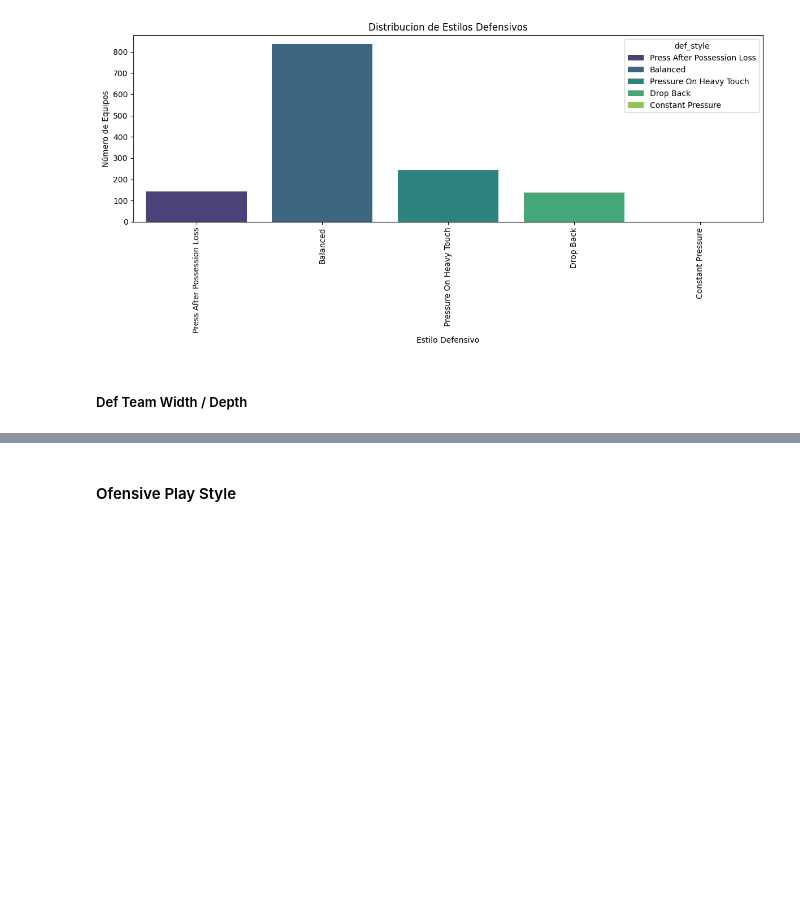
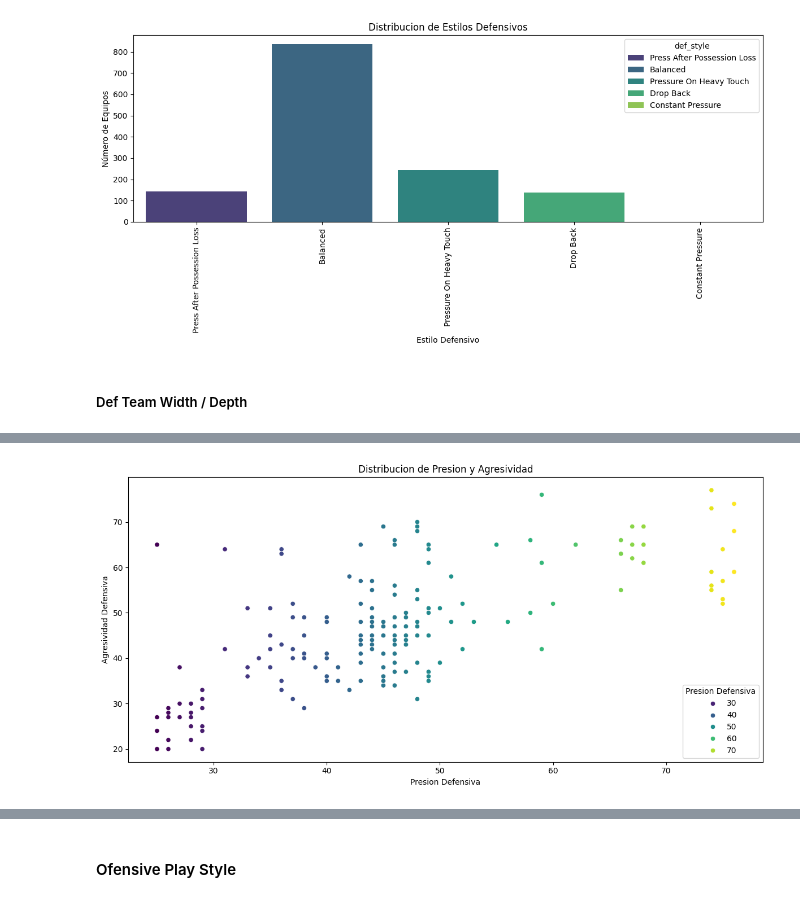
Before and after one commit to Tomaslopera/Fifa_Analysis, a Jupyter notebook: fifa23_analysis.ipynb, the cells around one changed output, grey strips where cells are left out. Cells and saved outputs as stored; diff of their text form; code cells hidden in the pictures; blank space fills up the shorter version.

```diff
--- a/fifa23_analysis.ipynb
+++ b/fifa23_analysis.ipynb
@@ -313,0 +378,11 @@ plt.show()
+# %%
+plt.figure(figsize=(12, 6))
+sns.scatterplot(data=df_teams, x='def_defence_pressure', y='def_defence_aggression', hue='def_defence_pressure', palette='viridis')
+plt.title('Distribucion de Presion y Agresividad')
+plt.xlabel('Presion Defensiva')
+plt.ylabel('Agresividad Defensiva')
+plt.legend(title='Presion Defensiva')
+plt.tight_layout()
+plt.show()
+# %% [output]
+[figure, added]
```
Also changed, not shown: parts of 17 cells of this notebook.
